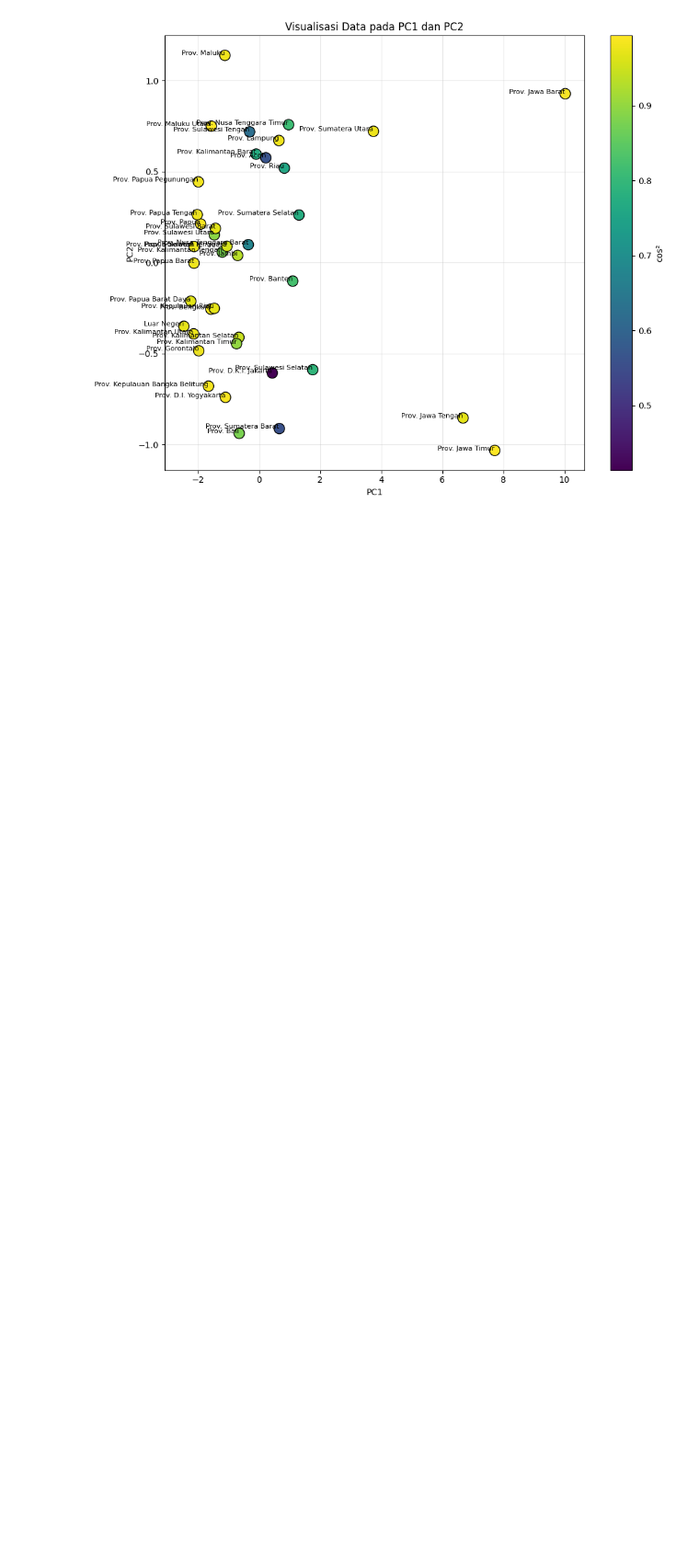
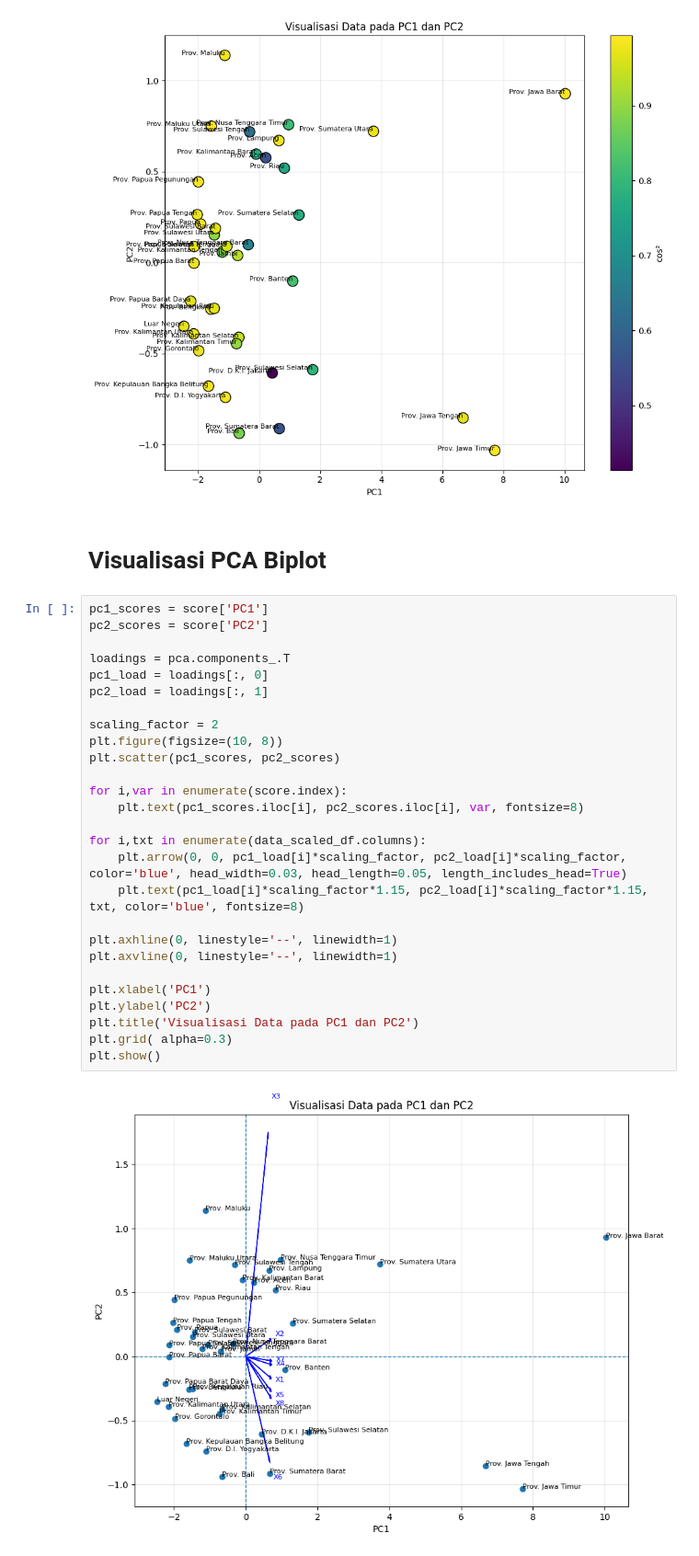
Before and after one commit to yowxy/Analysis-of-Education-in-indonesia, a Jupyter notebook: index.ipynb, the cells around one changed output. Shown at 92% size. Saved outputs shown, nothing was run; the diff lists cells and outputs as text; blank space fills up the shorter version.

Commit message:
feat: make an visualisation PCA Biplot

```diff
--- a/index.ipynb
+++ b/index.ipynb
@@ -221,3 +221,34 @@ plt.tight_layout()
 plt.show()
 # %% [output]
 [figure]
+# %% [markdown]
+# Visualisasi PCA Biplot
+# %%
+pc1_scores = score['PC1']
+pc2_scores = score['PC2']
+
+loadings = pca.components_.T
+pc1_load = loadings[:, 0]
+pc2_load = loadings[:, 1]
+
+scaling_factor = 2
+plt.figure(figsize=(10, 8))
+plt.scatter(pc1_scores, pc2_scores)
+
+for i,var in enumerate(score.index):
+    plt.text(pc1_scores.iloc[i], pc2_scores.iloc[i], var, fontsize=8)
+
+for i,txt in enumerate(data_scaled_df.columns):
+    plt.arrow(0, 0, pc1_load[i]*scaling_factor, pc2_load[i]*scaling_factor, color='blue', head_width=0.03, head_length=0.05, length_includes_head=True)
+    plt.text(pc1_load[i]*scaling_factor*1.15, pc2_load[i]*scaling_factor*1.15, txt, color='blue', fontsize=8)
+
+plt.axhline(0, linestyle='--', linewidth=1)
+plt.axvline(0, linestyle='--', linewidth=1)
+
+plt.xlabel('PC1')
+plt.ylabel('PC2')
+plt.title('Visualisasi Data pada PC1 dan PC2')
+plt.grid( alpha=0.3)
+plt.show()
+# %% [output]
+[figure, added]
```
